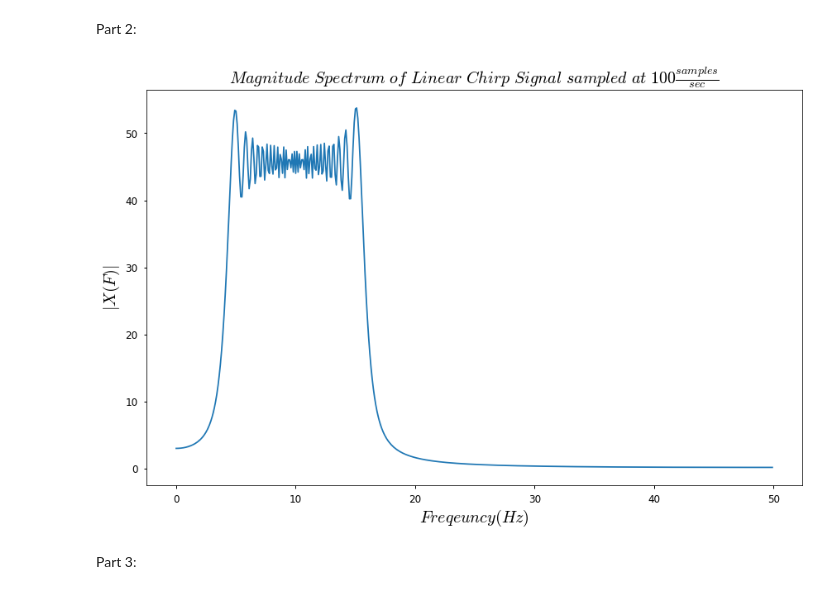
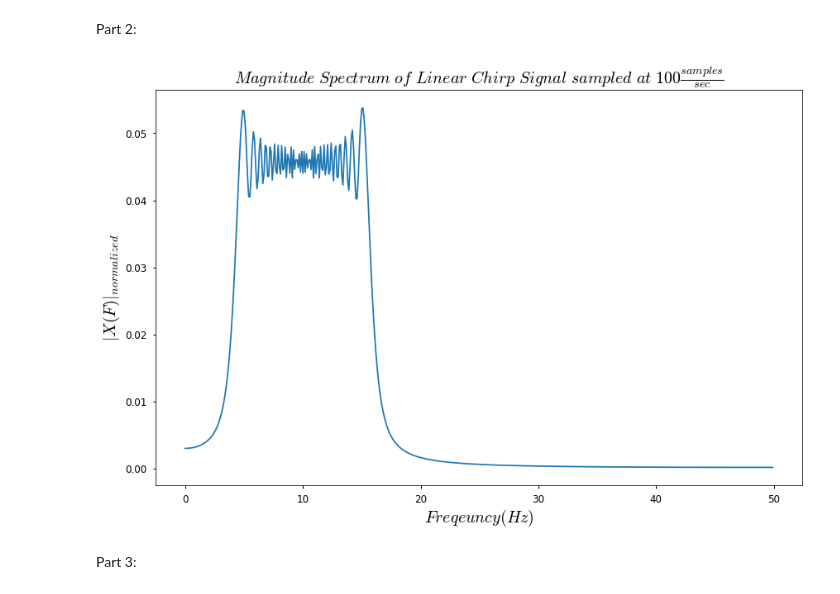
Before and after one commit to Harsha1569/DSP_Lab, a Jupyter notebook: Experiment_5/Experiment_5.ipynb, the cells around one changed output. Cells and saved outputs as stored; diff of their text form; code cells hidden in the pictures.

```diff
--- a/Experiment_5/Experiment_5.ipynb
+++ b/Experiment_5/Experiment_5.ipynb
@@ -81,17 +81,17 @@ frequency_1, ms_1, msn_1 = mag_spec(w, Fs, Fs/2)
 # %%
 fig, axs = plt.subplots(figsize=(12,8))
 def plot(x, y, xaxis_label=None, yaxis_label=None, row=None):
     axs.plot(x, y)
     axs.set_title(r'$Magnitude\ Spectrum\ of\ Linear\ Chirp\ Signal\ sampled\ at\ 100\frac{samples}{sec}$', fontsize = 20)
     axs.set_xlabel(xaxis_label, fontsize = 20)
     axs.set_ylabel(yaxis_label, fontsize = 20)
     axs.tick_params(axis="both", labelsize = 12)
     fig.tight_layout()
 
-plot(frequency_1, ms_1, xaxis_label=r'$Freqeuncy(Hz)$', yaxis_label=r'$|X(F)|$', row=0)
+plot(frequency_1, msn_1, xaxis_label=r'$Freqeuncy(Hz)$', yaxis_label=r'$|X(F)|_{normalized}$', row=0)
 fig.savefig('fig2.png')
 # %% [output]
-[figure, old version]
+[figure, new version]
 # %% [markdown]
 Part 3:
 # %%
```
Also changed, not shown: parts of 13 cells of this notebook.
